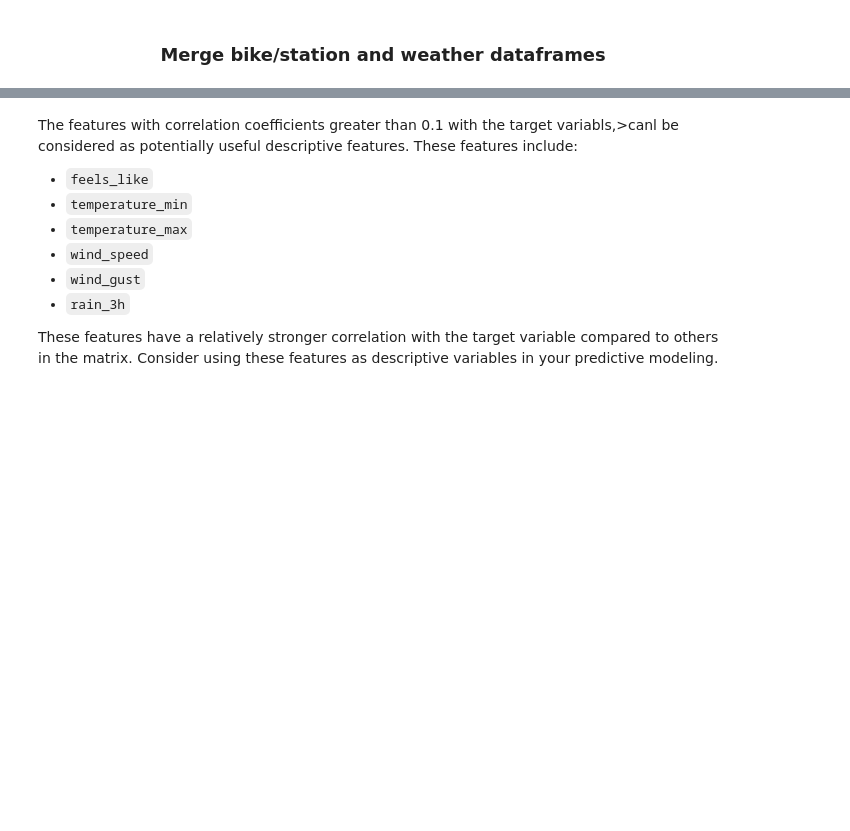
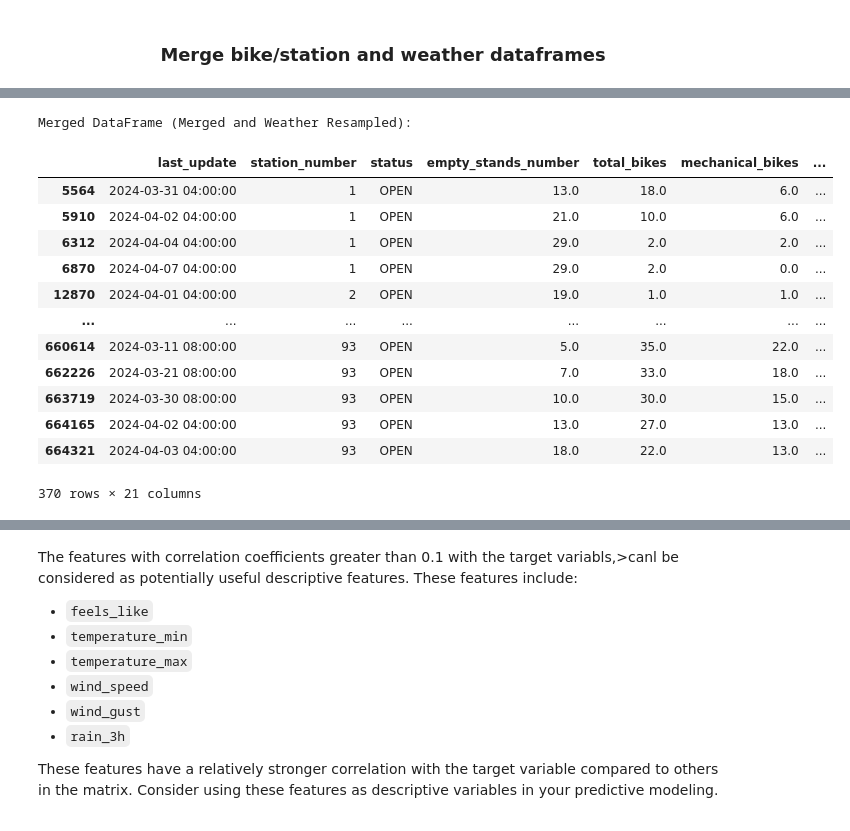
Before and after one commit to yuhan676/DublinBikes, a Jupyter notebook: Flask/predictive_models/Time-series Available Bike Forecasting.ipynb, the cells around one changed output, grey strips where cells are left out. Drawn from its saved outputs; the diff is of its cells as text; code cells hidden in the pictures; blank space fills up the shorter version.

```diff
--- a/Flask/predictive_models/Time-series Available Bike Forecasting.ipynb
+++ b/Flask/predictive_models/Time-series Available Bike Forecasting.ipynb
@@ -1059,2 +1045,24 @@ merged_df
+# %%
+# Merge df_merged with df_current_weather_resampled 4 hourly
+df_merged_station_weather_4_hour = merged_df.merge(df_current_weather_resampled, left_on='last_update', right_index=True, how='inner')
+
+# Print the merged DataFrame
+print("Merged DataFrame (Merged and Weather Resampled):")
+df_merged_station_weather_4_hour
+# %% [output]
+Merged DataFrame (Merged and Weather Resampled):
+|  | last_update | station_number | status | empty_stands_number | total_bikes | mechanical_bikes | ... |
+| 5564 | 2024-03-31 04:00:00 | 1 | OPEN | 13.0 | 18.0 | 6.0 | ... |
+| 5910 | 2024-04-02 04:00:00 | 1 | OPEN | 21.0 | 10.0 | 6.0 | ... |
+| 6312 | 2024-04-04 04:00:00 | 1 | OPEN | 29.0 | 2.0 | 2.0 | ... |
+| 6870 | 2024-04-07 04:00:00 | 1 | OPEN | 29.0 | 2.0 | 0.0 | ... |
+| 12870 | 2024-04-01 04:00:00 | 2 | OPEN | 19.0 | 1.0 | 1.0 | ... |
+| ... | ... | ... | ... | ... | ... | ... | ... |
+| 660614 | 2024-03-11 08:00:00 | 93 | OPEN | 5.0 | 35.0 | 22.0 | ... |
+| 662226 | 2024-03-21 08:00:00 | 93 | OPEN | 7.0 | 33.0 | 18.0 | ... |
+| 663719 | 2024-03-30 08:00:00 | 93 | OPEN | 10.0 | 30.0 | 15.0 | ... |
+| 664165 | 2024-04-02 04:00:00 | 93 | OPEN | 13.0 | 27.0 | 13.0 | ... |
+| 664321 | 2024-04-03 04:00:00 | 93 | OPEN | 18.0 | 22.0 | 13.0 | ... |
+370 rows × 21 columns
 # %%
 # Merge df_weekend_current_weather and df_weekday_current_weather with merged_df
```
Also changed, not shown: parts of 64 cells of this notebook.
